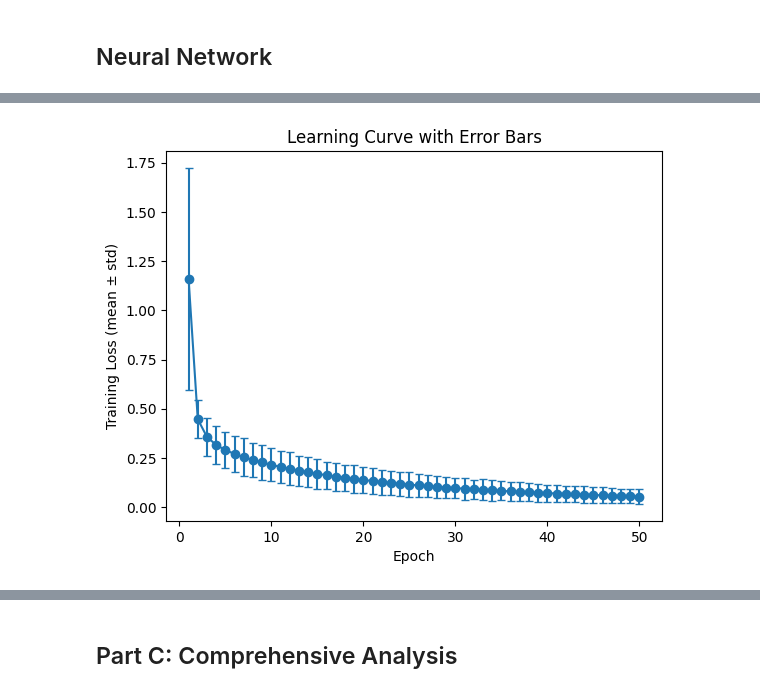
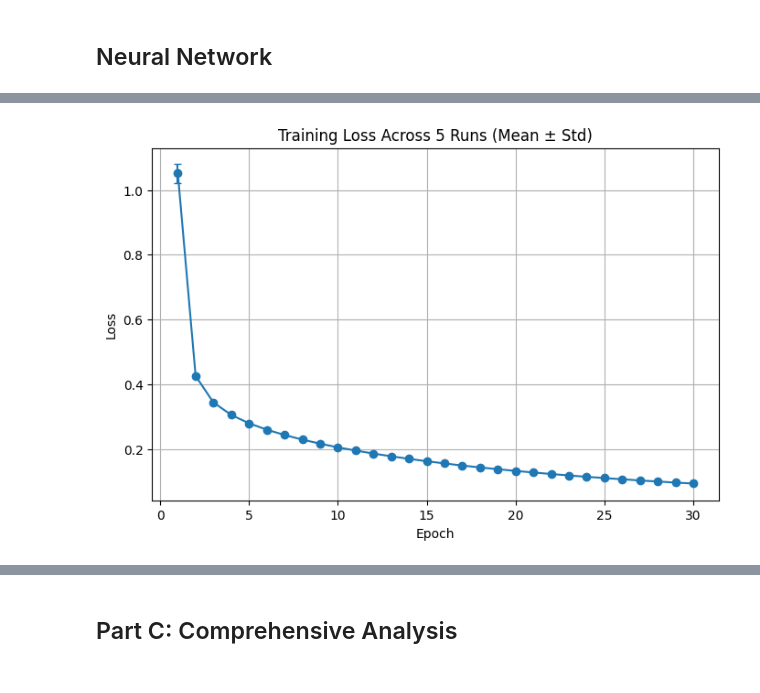
Before and after one commit to naduto/From-Linear-Models-to-Deep-Networks, a Jupyter notebook: ClassificationNN.ipynb, the cells around one changed output, grey strips where cells are left out. Drawn from its saved outputs; the diff is of its cells as text; code cells hidden in the pictures.

```diff
--- a/ClassificationNN.ipynb
+++ b/ClassificationNN.ipynb
@@ -226,6 +231,7 @@ validation_losses=[]
 training_accuracies=[]
 validation_accuracies=[]
 # %%
+start= time.time()
 for epoch in range(num_epochs):
     total_loss=0
     total_correct=0
@@ -281,4 +287,7 @@ for epoch in range(num_epochs):
         validation_losses.append(validation_loss)
         validation_accuracies.append(validation_accuracy)
     print(f'Epoch [{epoch+1}/{num_epochs}], Training Loss: {training_loss:.4f}, Validation Loss: {validation_loss:.4f}')
+end = time.time()
+softmax_time= end-start
+print(softmax_time)
 # %% [output]
@@ -396,13 +411,14 @@ def calculate_accuracy(model, dataloader):
             correct += (predicted == labels).sum().item()
     return 100 * correct / total
 # %%
-def train(model,epochs):
+def train(model,epochs,lr,patience=5,training_loader=training_loader,validation_loader=validation_loader):
     criterion = nn.CrossEntropyLoss()
-    opt = torch.optim.SGD(model.parameters(), lr=0.01)
+    opt = torch.optim.SGD(model.parameters(), lr=lr)
     tl,vl = [],[]
     ta,va=[],[]
     batch_losses=[]
-
+    pc=0
+    best_val_loss=float('inf')
     for epoch in range(epochs):
         model.train()
         curloss=0.0
@@ -437,8 +453,19 @@ def train(model,epochs):
         print(f"Epoch [{epoch+1}/{epochs}] "
               f"Train Loss: {epoch_train_loss:.4f}, Val Loss: {epoch_val_loss:.4f}, "
               f"Train Acc: {train_acc:.2f}%, Val Acc: {val_acc:.2f}%")
+        if epoch_val_loss < best_val_loss:
+            best_val_loss = epoch_val_loss
+            pc = 0
+            best_model_state = model.state_dict()  # save best model weights
+        else:
+            pc += 1
+
+        if pc >= patience:
+            print(f"Early stopping triggered at epoch {epoch+1}")
+            model.load_state_dict(best_model_state)  # restore best model
+            break
     return tl,vl,ta,va,batch_losses
 # %%
-model = ForwardNN(input=784, firstL=256, secondL=128, output=10)
-tl,vl,ta,va,batch=train(model,50)
+model = ForwardNN(input=784, hidden=None, output=10)
+tl,vl,ta,va,batch=train(model,50,0.01)
 # %% [output]
@@ -491,11 +517,20 @@ plt.show()
 # %%
-train_mean = [np.mean(b) for b in batch]
-train_std  = [np.std(b) for b in batch]
+runs = 5
+all_train_losses = []
+for r in range(runs):
+    print(f" Running training... Run {r+1}/{runs}")
+    model = ForwardNN(hidden=[256,128])
+    train_losses, val_losses, train_accs, val_accs, _ = train(model, epochs=30,lr=0.01)
+    all_train_losses.append(train_losses)
+all_train_losses = np.array(all_train_losses)
+train_mean = np.mean(all_train_losses, axis=0)
+train_std  = np.std(all_train_losses, axis=0)
 epochs_range = range(1, len(train_mean)+1)
-
+plt.figure(figsize=(8,5))
 plt.errorbar(epochs_range, train_mean, yerr=train_std, fmt='-o', capsize=3)
-plt.title("Learning Curve with Error Bars")
+plt.title("Training Loss Across 5 Runs (Mean ± Std)")
 plt.xlabel("Epoch")
-plt.ylabel("Training Loss (mean ± std)")
+plt.ylabel("Loss")
+plt.grid(True)
 plt.show()
 # %% [output]
@@ -502,4 +554,4 @@ plt.show()
-[figure, old version]
+[figure, new version]
 # %%
 loss_gap = np.abs(np.array(tl) - np.array(vl))
 plt.figure(figsize=(8,5))
```
Also changed, not shown: parts of 66 cells of this notebook.
